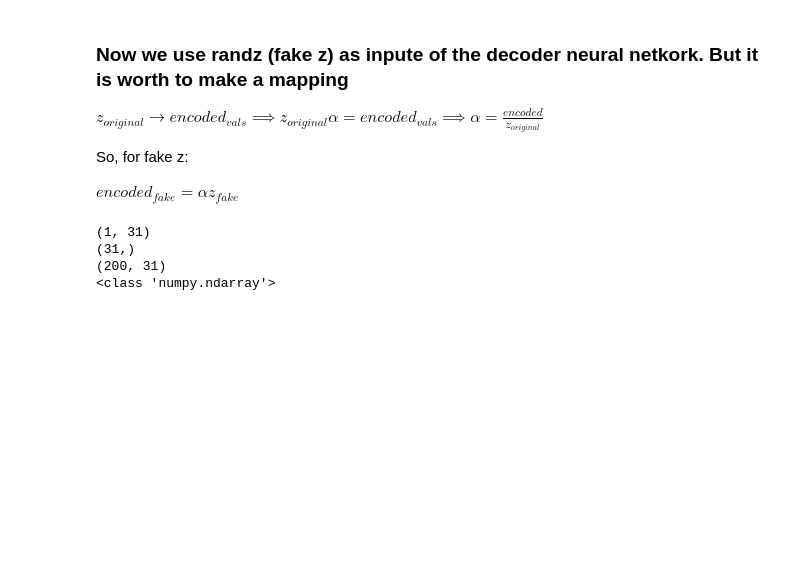
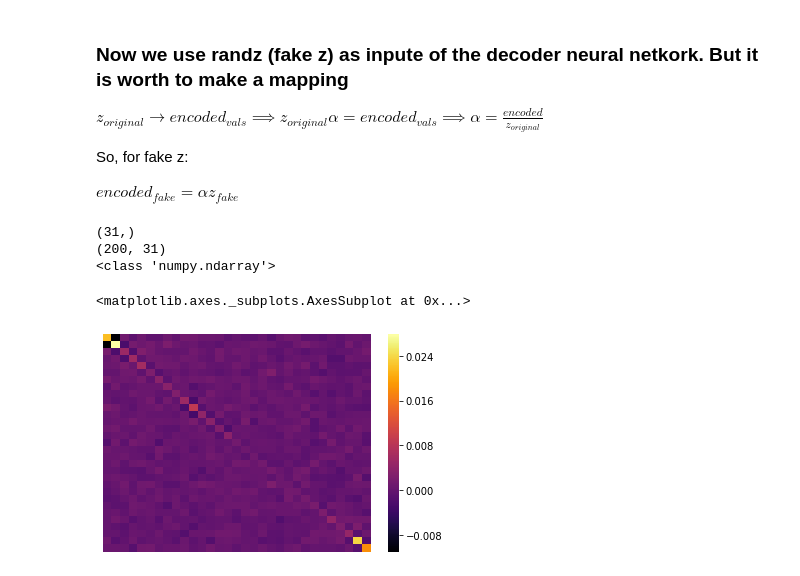
Before and after one commit to igomezv/neuralCosmoReconstruction, a Jupyter notebook: notebooks/binned_JLA_ANN_DO.ipynb, the cells around one changed output. Drawn from its saved outputs; the diff is of its cells as text; code cells hidden in the pictures; blank space fills up the shorter version.

```diff
--- a/notebooks/binned_JLA_ANN_DO.ipynb
+++ b/notebooks/binned_JLA_ANN_DO.ipynb
@@ -335,22 +339,24 @@ So, for fake z:
 
 $encoded_{fake} = \alpha z_{fake}$
 # %%
-fake_encoded = np.zeros((1, 31))
-print(np.shape(fake_encoded))
-avg_encoded = np.mean(encoded_imgs, axis=0)
 print(np.shape(avg_encoded))
 print(np.shape(encoded_imgs))
 print(type(encoded_imgs))
 for i, avg in enumerate(avg_encoded):
     alpha = avg/zz[i]
     fake_encoded[0, i] = alpha * ranzz[i]
 decoded_fake = decoder2.predict(fake_encoded)
 fakeerrors = np.sqrt(np.abs(np.diagonal(decoded_fake.reshape(31,31))))
+sns.heatmap(pd.DataFrame(decoded_fake.reshape(31,31)),
+            fmt='g', xticklabels=False, yticklabels=False,
+            cmap = 'inferno',
+            robust=False)
 # %% [output]
-(1, 31)
 (31,)
 (200, 31)
 <class 'numpy.ndarray'>
+<matplotlib.axes._subplots.AxesSubplot at 0x...>
+[figure, added]
 # %%
 Om = 0.27
 # variance network
```
Also changed, not shown: parts of 10 cells of this notebook.
